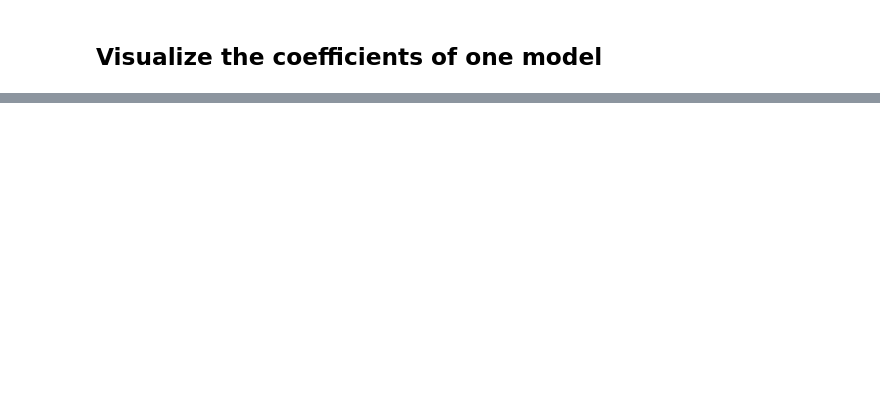
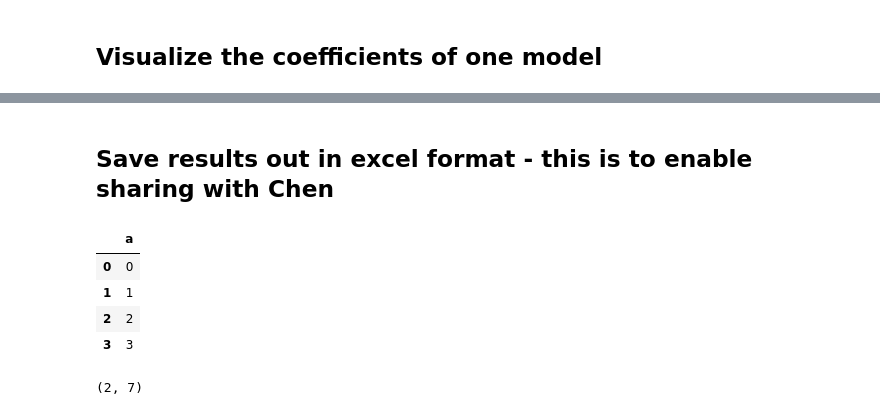
Before and after one commit to neuro-will/keller_zlatic_vnc, a Jupyter notebook: single_cell_analysis/generate_table_all_cell_ids.ipynb, the cells around one changed output, grey strips where cells are left out. Cells and saved outputs as stored; diff of their text form; code cells hidden in the pictures; blank space fills up the shorter version.

```diff
--- a/single_cell_analysis/generate_table_all_cell_ids.ipynb
+++ b/single_cell_analysis/generate_table_all_cell_ids.ipynb
@@ -273,0 +333,4 @@ fig.set_size_inches(8, 6)
+# %% [markdown]
+## Save results out in excel format - this is to enable sharing with Chen
+# %%
+handle_sdar_tbl = pd.DataFrame({'a': [0, 1, 2, 3]})
@@ -273,0 +342,12 @@ fig.set_size_inches(8, 6)
+# %%
+handle_sdar_tbl
+# %% [output]
+|  | a |
+| 0 | 0 |
+| 1 | 1 |
+| 2 | 2 |
+| 3 | 3 |
+# %%
+tbl_stats['SDAR_handle']['all_c_ints'].shape
+# %% [output]
+(2, 7)
```
Also changed, not shown: parts of 12 cells of this notebook, 3 other files.
